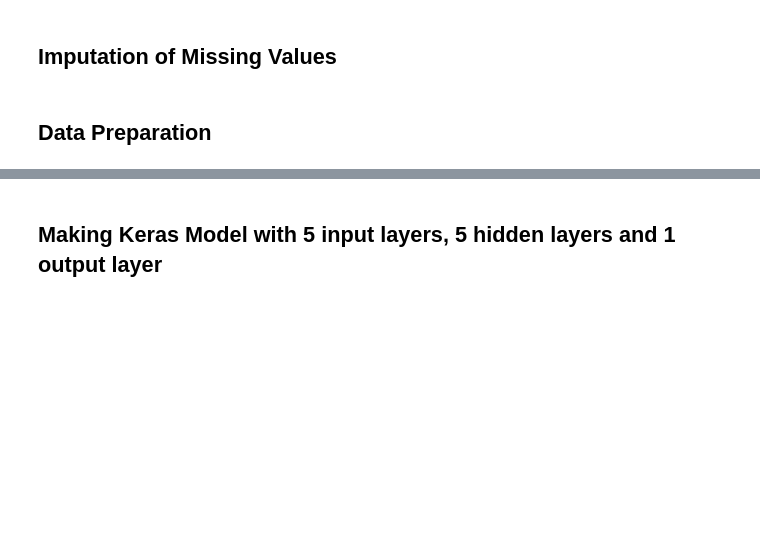
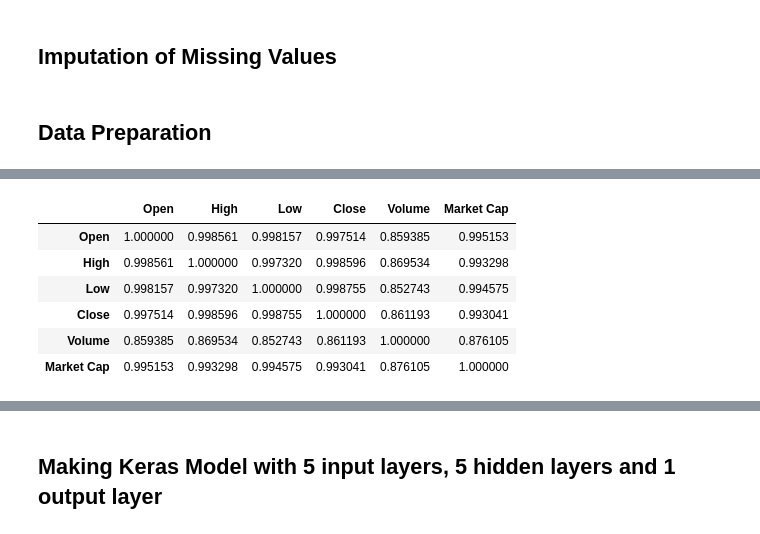
Before and after one commit to Kanishkparganiha/Bitcoin-Price-prediction-using-Keras-Regressor-, a Jupyter notebook: Prediction Bit-Coin Prices using Keras Regression model.ipynb, the cells around one changed output, grey strips where cells are left out. Cells and saved outputs as stored; diff of their text form; code cells hidden in the pictures; blank space fills up the shorter version.

```diff
--- a/Prediction Bit-Coin Prices using Keras Regression model.ipynb
+++ b/Prediction Bit-Coin Prices using Keras Regression model.ipynb
@@ -90,0 +105,10 @@ y=sc.fit_transform(y)
+# %%
+df.corr()
+# %% [output]
+|  | Open | High | Low | Close | Volume | Market Cap |
+| Open | 1.000000 | 0.998561 | 0.998157 | 0.997514 | 0.859385 | 0.995153 |
+| High | 0.998561 | 1.000000 | 0.997320 | 0.998596 | 0.869534 | 0.993298 |
+| Low | 0.998157 | 0.997320 | 1.000000 | 0.998755 | 0.852743 | 0.994575 |
+| Close | 0.997514 | 0.998596 | 0.998755 | 1.000000 | 0.861193 | 0.993041 |
+| Volume | 0.859385 | 0.869534 | 0.852743 | 0.861193 | 1.000000 | 0.876105 |
+| Market Cap | 0.995153 | 0.993298 | 0.994575 | 0.993041 | 0.876105 | 1.000000 |
```
Also changed, not shown: parts of 4 cells of this notebook.
